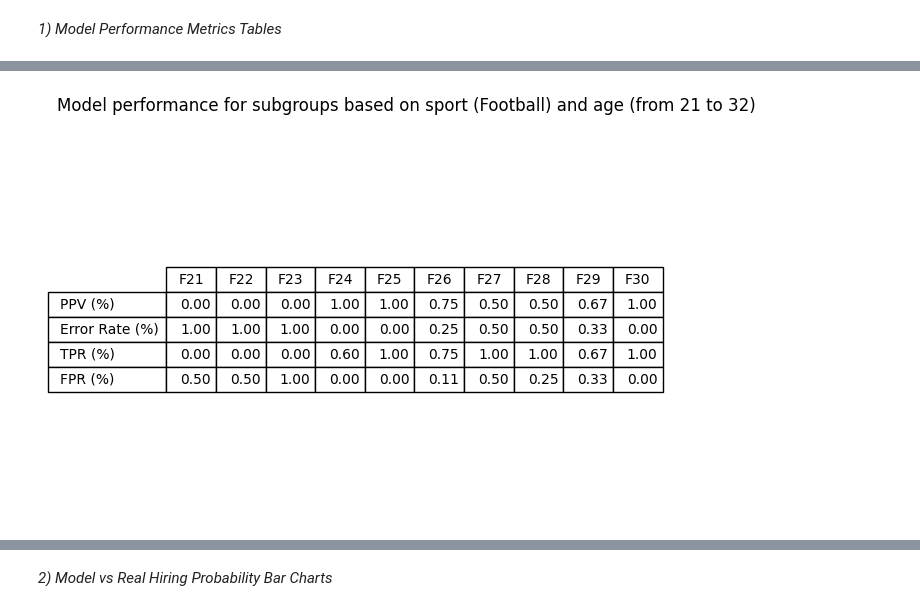
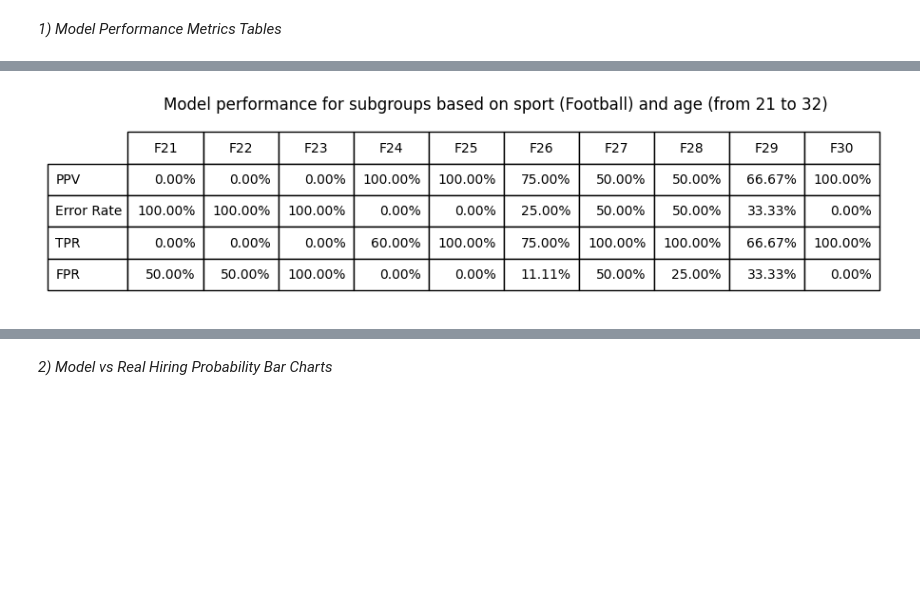
Before and after one commit to mjzdych/itds_project, a Jupyter notebook: itds_assignment3.ipynb, the cells around one changed output, grey strips where cells are left out. Cells and saved outputs as stored; diff of their text form; code cells hidden in the pictures; blank space fills up the shorter version.

```diff
--- a/itds_assignment3.ipynb
+++ b/itds_assignment3.ipynb
@@ -593,7 +593,7 @@ See the caveats in the documentation: https://pandas.pydata.org/pandas-docs/stab
 # Some things for the table
 
 columns = ["DM", "DF", "DO", "GM", "GF", "GO", "BM", "BF", "BO"]
-rows = ["PPV (%)", "Error Rate (%)", "TPR (%)", "FPR (%)"]
+rows = ["PPV", "Error Rate", "TPR", "FPR"]
 
 
 # Getting the data to fill in the table
@@ -608,18 +608,21 @@ for nationality in ["Dutch", "German", "Belgian"]:
             PPV = 0.0
         else:
             PPV = len(subgroup[(subgroup["real"] == True) & (subgroup["predicted"] == True)]) / len(subgroup[subgroup["real"] == True])
+        PPV *= 100
         data[0].append(PPV)
-        # Error Rate = 1 - PPV
-        data[1].append(1-PPV)
+        # Error Rate = 100 - PPV
+        data[1].append(100 - PPV)
         # TPR = True Positive Rate
         TP = len(subgroup[(subgroup["real"] == True) & (subgroup["predicted"] == True)])
         FN = len(subgroup[(subgroup["real"] == True) & (subgroup["predicted"] == False)])
         TPR = 0.0 if TP + FN == 0 else TP / (TP + FN)
+        TPR *= 100
         data[2].append(TPR)
         # FPR = False Positive Rate
         FP = len(subgroup[(subgroup["real"] == False) & (subgroup["predicted"] == True)])
         TN = len(subgroup[(subgroup["real"] == False) & (subgroup["predicted"] == False)])
         FPR = 0.0 if FP + TN == 0 else FP / (FP + TN)
+        FPR *= 100
         data[3].append(FPR)
 
 
@@ -627,18 +630,18 @@ for nationality in ["Dutch", "German", "Belgian"]:
 
 formatted = []
 for row in data:
-    formatted.append([f'{x:.2f}' for x in row])
+    formatted.append([f'{x:.2f}%' for x in row])
 
 
 # The Table
 
-plt.figure(linewidth=2)
+plt.figure(figsize = [6.8, 2.5])
 table = plt.table(cellText = formatted, rowLabels = rows, colLabels = columns, loc = 'center')
-table.scale(1, 1.5)
+table.scale(1.5, 2)
 ax = plt.gca()
 ax.get_xaxis().set_visible(False)
 ax.get_yaxis().set_visible(False)
 plt.box(on=None)
-plt.suptitle("Model performance for subgroups based on nationality (Dutch, German, Belgian) and gender (Male, Female, Other)")
+plt.title("Model performance for subgroups based on nationality (Dutch, German, Belgian) and gender (Male, Female, Other)")
 plt.show()
 # %% [output]
@@ -651,8 +654,7 @@ plt.show()
 # Some things for the table
 
 columns = [f"F{age}" for age in range (21,33)]
-
-rows = ["PPV (%)", "Error Rate (%)", "TPR (%)", "FPR (%)"]
+rows = ["PPV", "Error Rate", "TPR", "FPR"]
 
 
 # Getting the data to fill in the table
@@ -671,39 +673,42 @@ for age in range(21,33):
         FP = len(subgroup[(subgroup["real"] == False) & (subgroup["predicted"] == True)])
         FN = len(subgroup[(subgroup["real"] == True) & (subgroup["predicted"] == False)])
         TN = len(subgroup[(subgroup["real"] == False) & (subgroup["predicted"] == False)])
         # PPV = Positive Prediction Rate
         PPV = 0.0 if TP + FP == 0 else TP / (TP + FP)
+        PPV *= 100
         data[0].append(PPV)
-        # Error Rate = 1 - PPV
-        data[1].append(1-PPV)
+        # Error Rate = 100 - PPV
+        data[1].append(100 - PPV)
         # TPR = True Positive Rate
         TPR = 0.0 if TP + FN == 0 else TP / (TP + FN)
+        TPR *= 100
         data[2].append(TPR)
         # FPR = False Positive Rate
         FPR = 0.0 if FP + TN == 0 else FP / (FP + TN)
+        FPR *= 100
         data[3].append(FPR)
     index += 1
 
 # Formatting the data matrix
 
 formatted = []
 for row in data:
-    formatted.append([f'{x:.2f}' for x in row])
+    formatted.append([f'{x:.2f}%' for x in row])
 
 
 # The Table
 
-plt.figure(linewidth=2)
+plt.figure(figsize = [6.8, 2.5])
 table = plt.table(cellText = formatted, rowLabels = rows, colLabels = columns, loc = 'center')
-table.scale(1, 1.5)
+table.scale(1.5, 2)
 ax = plt.gca()
 ax.get_xaxis().set_visible(False)
 ax.get_yaxis().set_visible(False)
 plt.box(on=None)
 plt.suptitle("Model performance for subgroups based on sport (Football) and age (from 21 to 32)")
 plt.show()
 # %% [output]
-[figure, old version]
+[figure, new version]
 # %%
 ## Table 2: PPV, Error Rate, TPR & FPR on sport & age subgroups:
 ## -> 2) Golf
```
Also changed, not shown: parts of 6 cells of this notebook.
